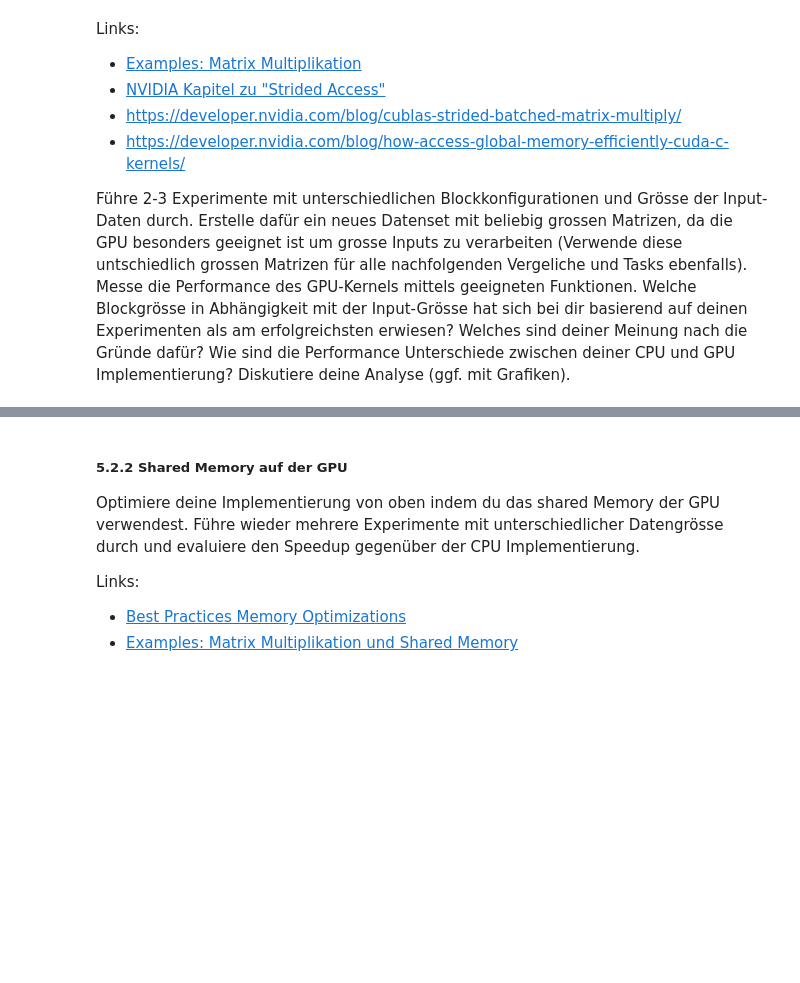
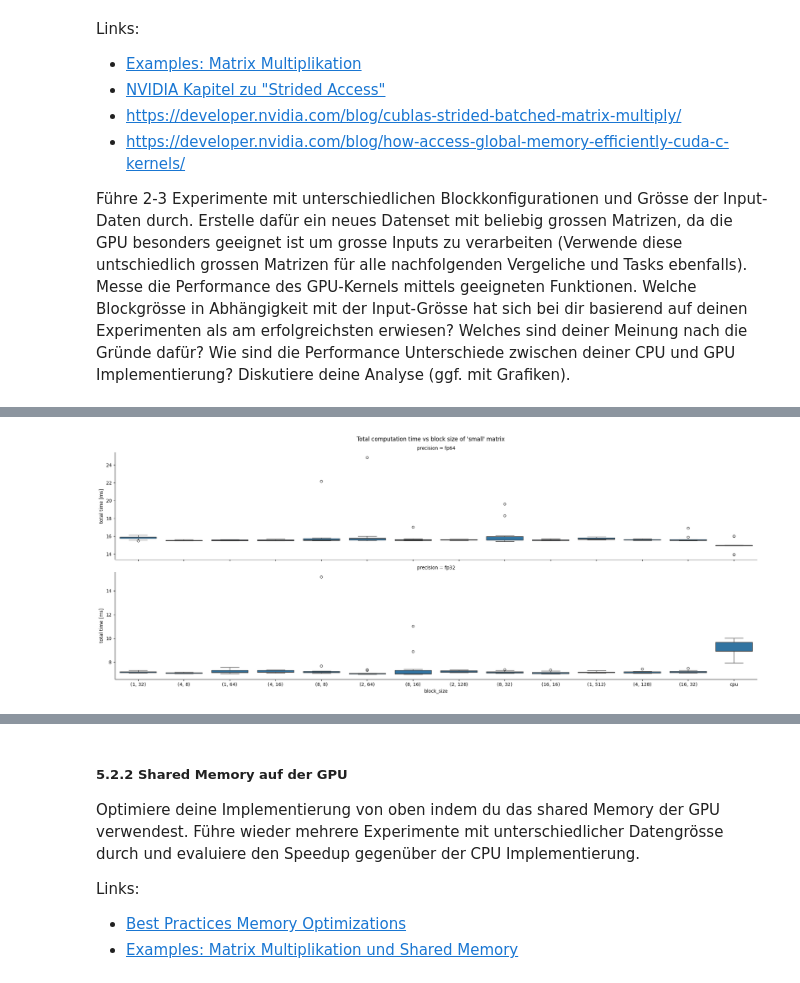
Before and after one commit to fhnw-hpc/hpc-buesst1, a Jupyter notebook: hpc_fs24_mc2_teil2.ipynb, the cells around one changed output, grey strips where cells are left out. Saved outputs shown, nothing was run; the diff lists cells and outputs as text; code cells hidden in the pictures; blank space fills up the shorter version.

```diff
--- a/hpc_fs24_mc2_teil2.ipynb
+++ b/hpc_fs24_mc2_teil2.ipynb
@@ -315,0 +458,18 @@ GPU 64 Bit:
+# %%
+sns.catplot(
+    results_novertical.query("input_name == 'small'"),
+    row="precision",
+    x="block_size",
+    y="total time [ms]",
+    sharey=False,
+    kind="box",
+    height=4,
+    aspect=5
+)
+
+plt.suptitle("Total computation time vs block size of 'small' matrix")
+plt.subplots_adjust(top=0.92)
+
+plt.show()
+# %% [output]
+[figure, added]
```
Also changed, not shown: parts of 36 cells of this notebook.
